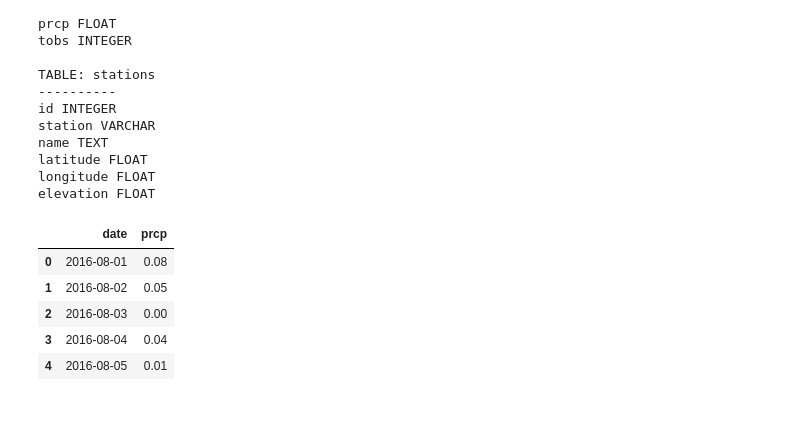
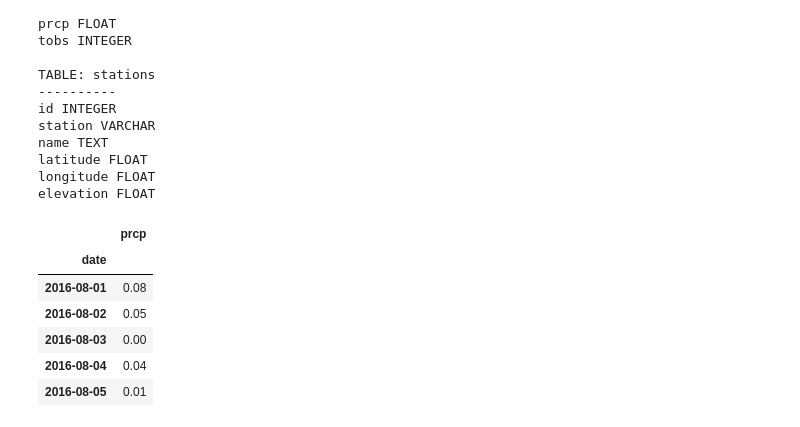
Before and after one commit to txstu09/surfs-up, a Jupyter notebook: climate_analysis.ipynb, the cells around one changed output. Saved outputs shown, nothing was run; the diff lists cells and outputs as text; code cells hidden in the pictures.

```diff
--- a/climate_analysis.ipynb
+++ b/climate_analysis.ipynb
@@ -54,15 +53,17 @@ precipitation = session.query(Measurement.date, Measurement.prcp).filter(or_(
     Measurement.date.like('2017%'),
     Measurement.date.like('2016%')))
 # %%
-df = pd.DataFrame(precipitation[:], columns=['date','prcp'])
-df['date'] = pd.to_datetime(df['date'])
+df_precip = pd.DataFrame(precipitation[:], columns=['date','prcp'])
+df_precip['date'] = pd.to_datetime(df_precip['date'])
 
-df = df[(df['date'] >= '2016-08-01') & (df['date'] <= '2017-08-23')].reset_index(drop=True)
-df.head()
+df_precip = df_precip[(df_precip['date'] >= '2016-08-01') & (df_precip['date'] <= '2017-08-23')].reset_index(drop=True)
+df_precip.set_index('date', inplace=True)
+df_precip.head()
 # %% [output]
-|  | date | prcp |
-| 0 | 2016-08-01 | 0.08 |
-| 1 | 2016-08-02 | 0.05 |
-| 2 | 2016-08-03 | 0.00 |
-| 3 | 2016-08-04 | 0.04 |
-| 4 | 2016-08-05 | 0.01 |
+|  | prcp |
+| date |  |
+| 2016-08-01 | 0.08 |
+| 2016-08-02 | 0.05 |
+| 2016-08-03 | 0.00 |
+| 2016-08-04 | 0.04 |
+| 2016-08-05 | 0.01 |
```
Also changed, not shown: parts of 3 cells of this notebook.
